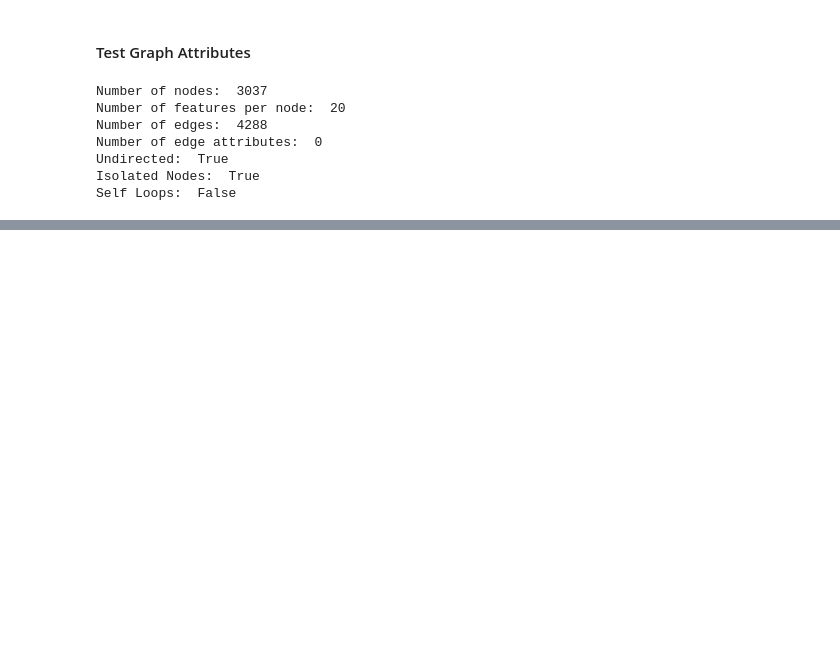
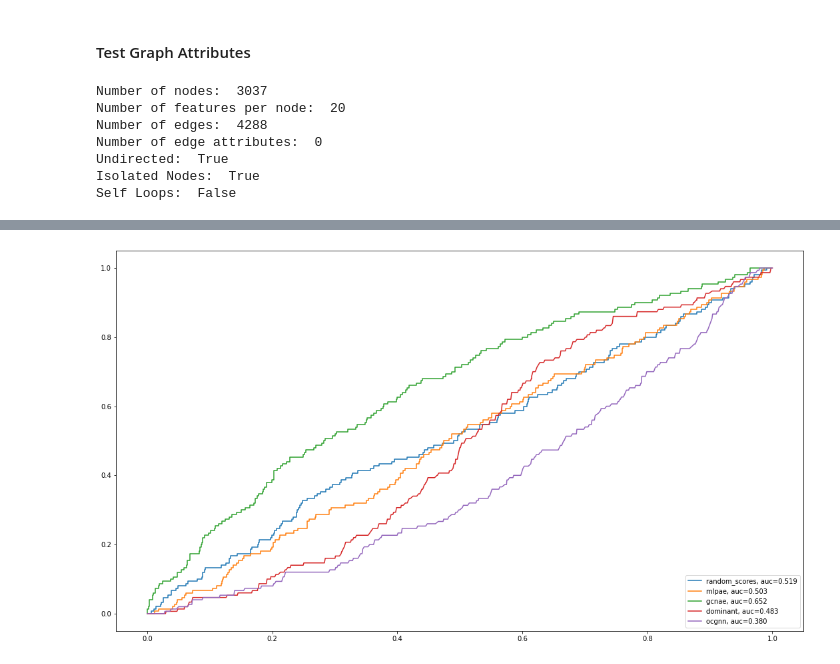
Before and after one commit to BartekPog/Doping-prevention-with-GNNs, a Jupyter notebook: GraphDataExp.ipynb, the cells around one changed output, grey strips where cells are left out. Saved outputs shown, nothing was run; the diff lists cells and outputs as text; code cells hidden in the pictures; blank space fills up the shorter version.

Commit message:
Add base model comparison with ROC and AUC

```diff
--- a/GraphDataExp.ipynb
+++ b/GraphDataExp.ipynb
@@ -13,7 +13,7 @@ from src.graph_data_loader import graph_loader
 # %% [markdown]
 ### Graph Dataloader Example
 # %%
-train_graph, test_graph = graph_loader(split_type='shuffled')
+train_graph, train_target, test_graph, test_target = graph_loader(split_type='mutually_exclusive')
 # %% [output]
 Reading train data from  data/splits/shuffled/train.xlsx
 Reading test data from  data/splits/shuffled/test.xlsx
@@ -56,0 +69,84 @@ Self Loops:  False
+# %%
+import numpy as np
+
+def get_random_score(test_target):
+    test_outlier_scores = np.random.rand(len(test_target))
+
+    print(f"\n{model_name} train score: ", metrics.roc_auc_score(train_target, train_outlier_scores))
+
+    test_score = metrics.roc_auc_score(test_target,test_outlier_scores)
+    print(f"{model_name} test score: ", test_score)
+
+    fpr, tpr, _ = metrics.roc_curve(test_target, test_outlier_scores)
+
+    return{
+        'label': "{}, auc={:.3f}".format("random_scores", test_score),
+        'fpr': fpr,
+        'tpr': tpr
+    }
+# %%
+from src.models import PyGod
+
+
+swap_rate=0.05
+model_names = ['mlpae', 'gcnae', 'dominant', 'scan', 'radar', 'anomalous', 'one', 'done', 'adone', 'gaan', 'ocgnn']
+
+
+
+def get_model_scores(model_name, split_type='mutually_exclusive', swap_rate=0.01):
+    train_graph, train_target, test_graph, test_target = graph_loader(split_type=split_type, swap_rate=swap_rate)
+
+    model = PyGod(model_name, swap_rate)
+    model.train(train_graph)
+
+    train_outlier_scores = model.get_train_scores()
+    test_outlier_scores = model.predict(test_graph)
+
+
+    return train_outlier_scores, train_target, test_outlier_scores, test_target
+
+
+model_roc_curves = []
+
+
+model_roc_curves.append(get_random_score(test_target))
+
+
+for model_name in model_names:
+    print(f"calculating for model {model_name}")
+    try:
+        train_outlier_scores, train_target, test_outlier_scores, test_target = get_model_scores(model_name,
+                                                                                                swap_rate=swap_rate)
+    except Exception as e:
+        print(f"Model calculation error for {model_name}:")
+        print(e)
+
+    try:
+        print(f"\n{model_name} train score: ", metrics.roc_auc_score(train_target, train_outlier_scores))
+
+        test_score = metrics.roc_auc_score(test_target,test_outlier_scores)
+        print(f"{model_name} test score: ", test_score)
+
+        fpr, tpr, _ = metrics.roc_curve(test_target, test_outlier_scores)
+
+        model_roc_curves.append({
+            'label': "{}, auc={:.3f}".format(model_name, test_score),
+            'fpr': fpr,
+            'tpr': tpr
+        })
+    except Exception as e:
+        print(f"Results scoring error for {model_name}:")
+        print(e)
+
+
+
+fig = plt.gcf()
+fig.set_size_inches(18.5, 10.5)
+
+for curve in model_roc_curves:
+    plt.plot(curve['fpr'],curve['tpr'],label=curve['label'])
+
+
+plt.legend(loc=4)
+plt.show()
+# %% [output]
@@ -56,0 +226 @@ Self Loops:  False
+[figure, added]
```
Also changed, not shown: parts of 3 cells of this notebook, 5 other files.
